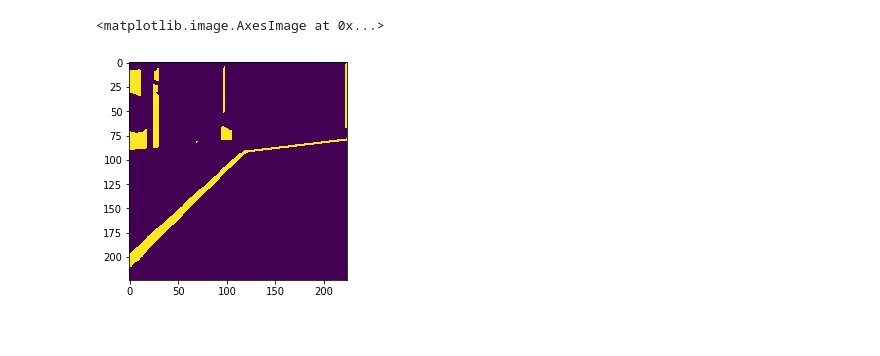
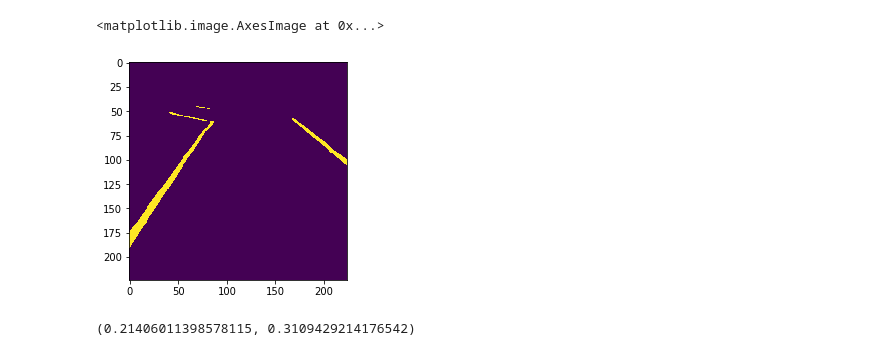
Before and after one commit to cs-isia-racer/notebooks, a Jupyter notebook: src/pixel_clusters.ipynb, the cells around one changed output. Drawn from its saved outputs; the diff is of its cells as text; code cells hidden in the pictures.

```diff
--- a/src/pixel_clusters.ipynb
+++ b/src/pixel_clusters.ipynb
@@ -3,5 +3,5 @@ from lib import Estimator, load_dataset
 # %%
-X_val, y_val, X_test, y_test = load_dataset("../dataset")
+X_val, y_val, X_test, y_test = lib.load_dataset("../dataset")
 # %%
 import cv2
 import numpy as np
@@ -42,7 +35,12 @@ for img in X_val[300:303]:
 # %%
 from collections import defaultdict
 
-def weird(img, limit):
+def traversal_filter(img, limit):
+    """
+    traversal_filter removes the groups of pixels having the same values
+    bigger than the given limit, this allows us to remove the noise outside
+    the circuit after a kmeans
+    """
     seen = set()
     clusters = {}
 
@@ -115,5 +117,5 @@ plt.imshow(cluster(kmeans, X_val[200]))
 # %%
-plt.imshow(weird(cluster(kmeans, X_val[200]), 500))
+plt.imshow(traversal_filter(cluster(kmeans, X_val[400]), 2000))
 # %% [output]
 <matplotlib.image.AxesImage at 0x...>
-[figure, old version]
+[figure, new version]
@@ -119,0 +134,4 @@ plt.imshow(weird(cluster(kmeans, X_val[200]), 500))
+# %%
+PixelClustersEstimator(kmeans).score(X_test[400:450], y_test[400:450])
+# %% [output]
+(0.21406011398578115, 0.3109429214176542)
```
Also changed, not shown: parts of 9 cells of this notebook, 1 other file.
